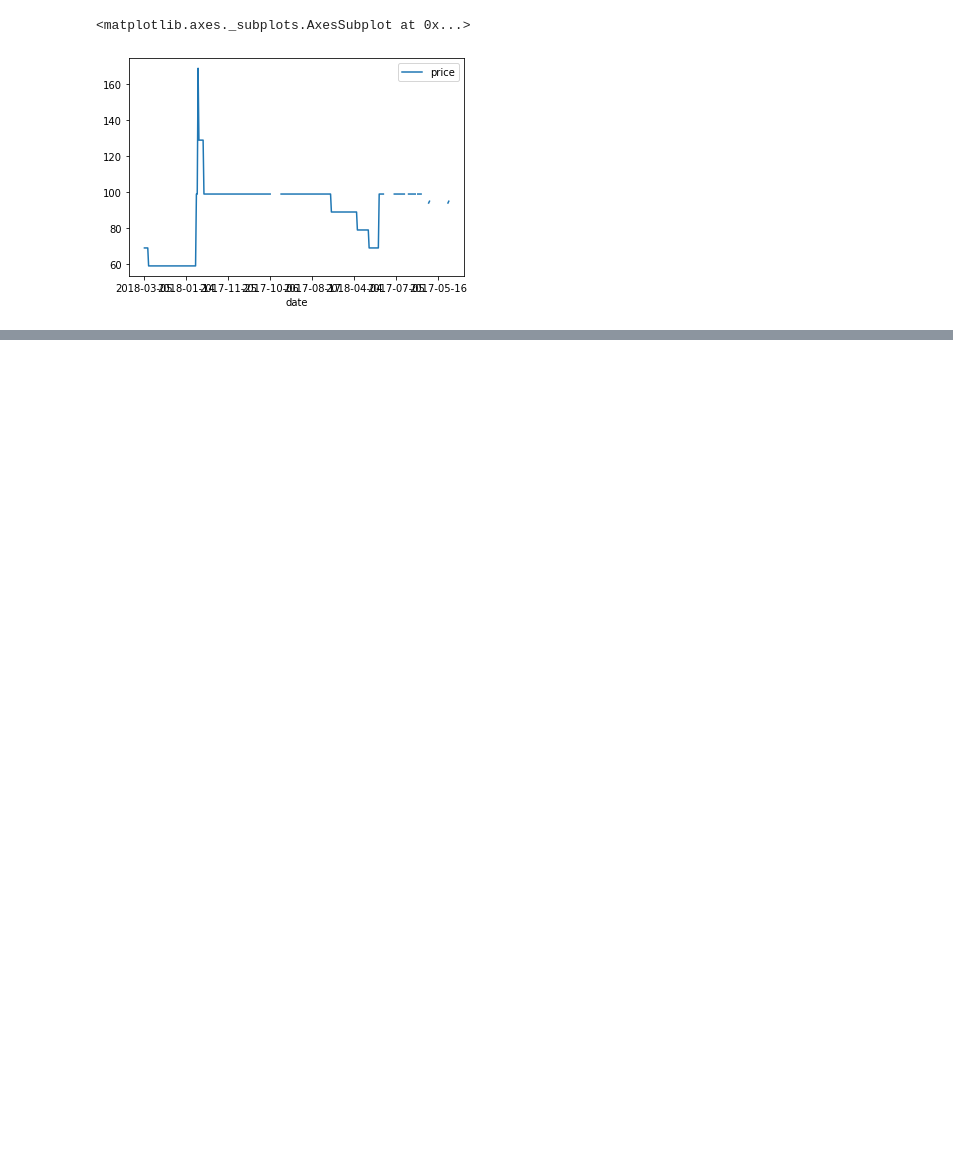
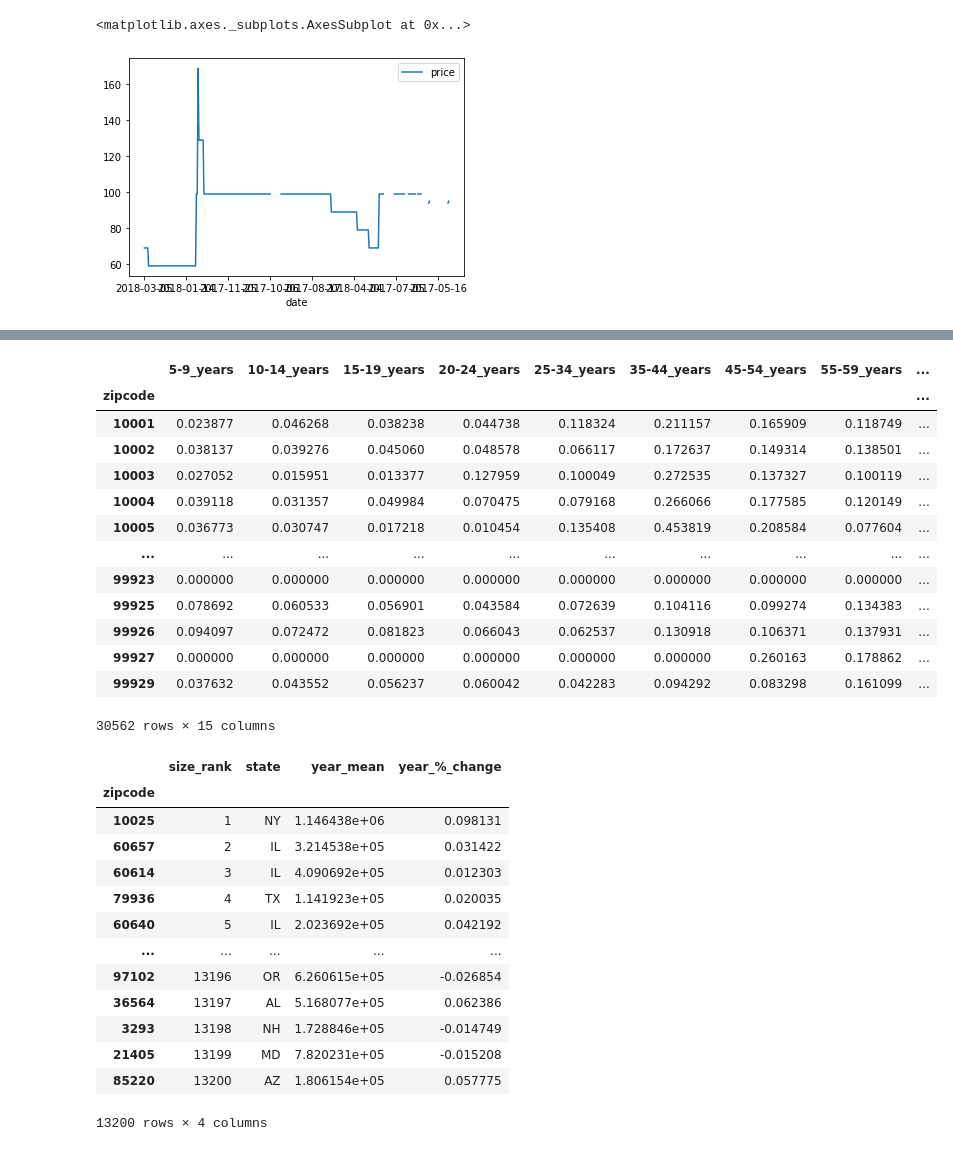
Before and after one commit to terenceneo/Airbnb-NYC-data-study, a Jupyter notebook: RobertStuff/exploration.ipynb, the cells around one changed output, grey strips where cells are left out. Drawn from its saved outputs; the diff is of its cells as text; code cells hidden in the pictures; blank space fills up the shorter version.

```diff
--- a/RobertStuff/exploration.ipynb
+++ b/RobertStuff/exploration.ipynb
@@ -16,0 +210,5 @@ calendar.loc[calendar["listing_id"] == 2515].plot(x="date", y="price")
+# %%
+re_mean = re_recent_zlw.mean(axis = 1)
+display(re_mean)
+re_slope = (re_recent_zlw.iloc[:,11]-re_recent_zlw.iloc[:,0])/re_recent_zlw.iloc[:,11]
+display(re_slope)
@@ -16,0 +240,3 @@ calendar.loc[calendar["listing_id"] == 2515].plot(x="date", y="price")
+# %%
+re_data = pd.concat([pd.DataFrame(re_ZHVI["zipcode"]),pd.DataFrame(re_ZHVI["size_rank"]),pd.DataFrame(re_ZHVI["state"]),pd.DataFrame(re_mean,columns = ["2016-2017_mean_zillow_score"]),pd.DataFrame(re_slope,columns = ["2016-2017_%change_zillow_score"])],axis = 1)
+display(re_data)
@@ -16,0 +257,36 @@ calendar.loc[calendar["listing_id"] == 2515].plot(x="date", y="price")
+# %%
+# match zipcodes in real estate dataset and demographic dataset.
+cleaned_demographic.set_index('zipcode', inplace=True)
+re_data.set_index("zipcode", inplace=True)
+# %%
+display(cleaned_demographic)
+display(re_data)
+# %% [output]
+|  | 5-9_years | 10-14_years | 15-19_years | 20-24_years | 25-34_years | 35-44_years | 45-54_years | 55-59_years | ... |
+| zipcode |  |  |  |  |  |  |  |  | ... |
+| 10001 | 0.023877 | 0.046268 | 0.038238 | 0.044738 | 0.118324 | 0.211157 | 0.165909 | 0.118749 | ... |
+| 10002 | 0.038137 | 0.039276 | 0.045060 | 0.048578 | 0.066117 | 0.172637 | 0.149314 | 0.138501 | ... |
+| 10003 | 0.027052 | 0.015951 | 0.013377 | 0.127959 | 0.100049 | 0.272535 | 0.137327 | 0.100119 | ... |
+| 10004 | 0.039118 | 0.031357 | 0.049984 | 0.070475 | 0.079168 | 0.266066 | 0.177585 | 0.120149 | ... |
+| 10005 | 0.036773 | 0.030747 | 0.017218 | 0.010454 | 0.135408 | 0.453819 | 0.208584 | 0.077604 | ... |
+| ... | ... | ... | ... | ... | ... | ... | ... | ... | ... |
+| 99923 | 0.000000 | 0.000000 | 0.000000 | 0.000000 | 0.000000 | 0.000000 | 0.000000 | 0.000000 | ... |
+| 99925 | 0.078692 | 0.060533 | 0.056901 | 0.043584 | 0.072639 | 0.104116 | 0.099274 | 0.134383 | ... |
+| 99926 | 0.094097 | 0.072472 | 0.081823 | 0.066043 | 0.062537 | 0.130918 | 0.106371 | 0.137931 | ... |
+| 99927 | 0.000000 | 0.000000 | 0.000000 | 0.000000 | 0.000000 | 0.000000 | 0.260163 | 0.178862 | ... |
+| 99929 | 0.037632 | 0.043552 | 0.056237 | 0.060042 | 0.042283 | 0.094292 | 0.083298 | 0.161099 | ... |
+30562 rows × 15 columns
+|  | size_rank | state | year_mean | year_%_change |
+| zipcode |  |  |  |  |
+| 10025 | 1 | NY | 1.146438e+06 | 0.098131 |
+| 60657 | 2 | IL | 3.214538e+05 | 0.031422 |
+| 60614 | 3 | IL | 4.090692e+05 | 0.012303 |
+| 79936 | 4 | TX | 1.141923e+05 | 0.020035 |
+| 60640 | 5 | IL | 2.023692e+05 | 0.042192 |
+| ... | ... | ... | ... | ... |
+| 97102 | 13196 | OR | 6.260615e+05 | -0.026854 |
+| 36564 | 13197 | AL | 5.168077e+05 | 0.062386 |
+| 3293 | 13198 | NH | 1.728846e+05 | -0.014749 |
+| 21405 | 13199 | MD | 7.820231e+05 | -0.015208 |
+| 85220 | 13200 | AZ | 1.806154e+05 | 0.057775 |
+13200 rows × 4 columns
```
Also changed, not shown: parts of 22 cells of this notebook, 2 other files.
